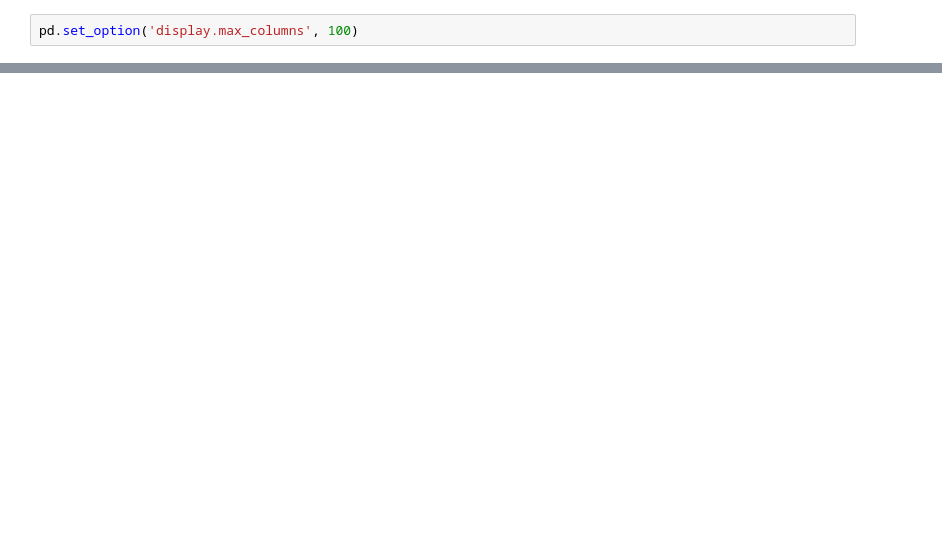
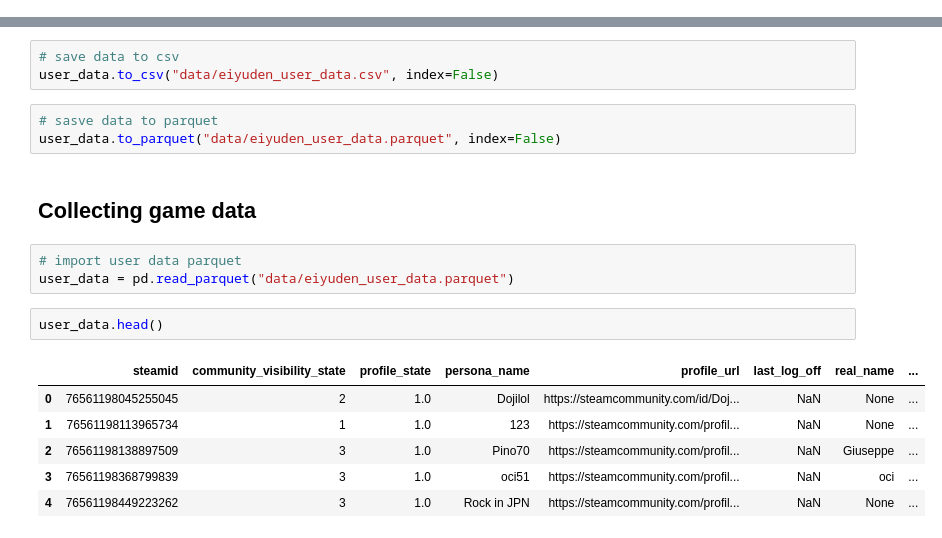
Before and after one commit to nazhifkojaz/eiyuden_review, a Jupyter notebook: data_collection.ipynb, the cells around one changed output, grey strips where cells are left out. Saved outputs shown, nothing was run; the diff lists cells and outputs as text; blank space fills up the shorter version.

Commit message:
update data_collection using GameInsights library

```diff
--- a/data_collection.ipynb
+++ b/data_collection.ipynb
@@ -7,2 +0,0 @@ import seaborn as sns
-# %%
-pd.set_option('display.max_columns', 100)
@@ -117,0 +91,20 @@ collectedData.head(10)
+# %%
+# save data to csv
+user_data.to_csv("data/eiyuden_user_data.csv", index=False)
+# %%
+# sasve data to parquet
+user_data.to_parquet("data/eiyuden_user_data.parquet", index=False)
+# %% [markdown]
+## Collecting game data
+# %%
+# import user data parquet
+user_data = pd.read_parquet("data/eiyuden_user_data.parquet")
+# %%
+user_data.head()
+# %% [output]
+|  | steamid | community_visibility_state | profile_state | persona_name | profile_url | last_log_off | real_name | ... |
+| 0 | 76561198045255045 | 2 | 1.0 | Dojilol | https://steamcommunity.com/id/Doj... | NaN | None | ... |
+| 1 | 76561198113965734 | 1 | 1.0 | 123 | https://steamcommunity.com/profil... | NaN | None | ... |
+| 2 | 76561198138897509 | 3 | 1.0 | Pino70 | https://steamcommunity.com/profil... | NaN | Giuseppe | ... |
+| 3 | 76561198368799839 | 3 | 1.0 | oci51 | https://steamcommunity.com/profil... | NaN | oci | ... |
+| 4 | 76561198449223262 | 3 | 1.0 | Rock in JPN | https://steamcommunity.com/profil... | NaN | None | ... |
```
Also changed, not shown: parts of 41 cells of this notebook, 1 other file.
